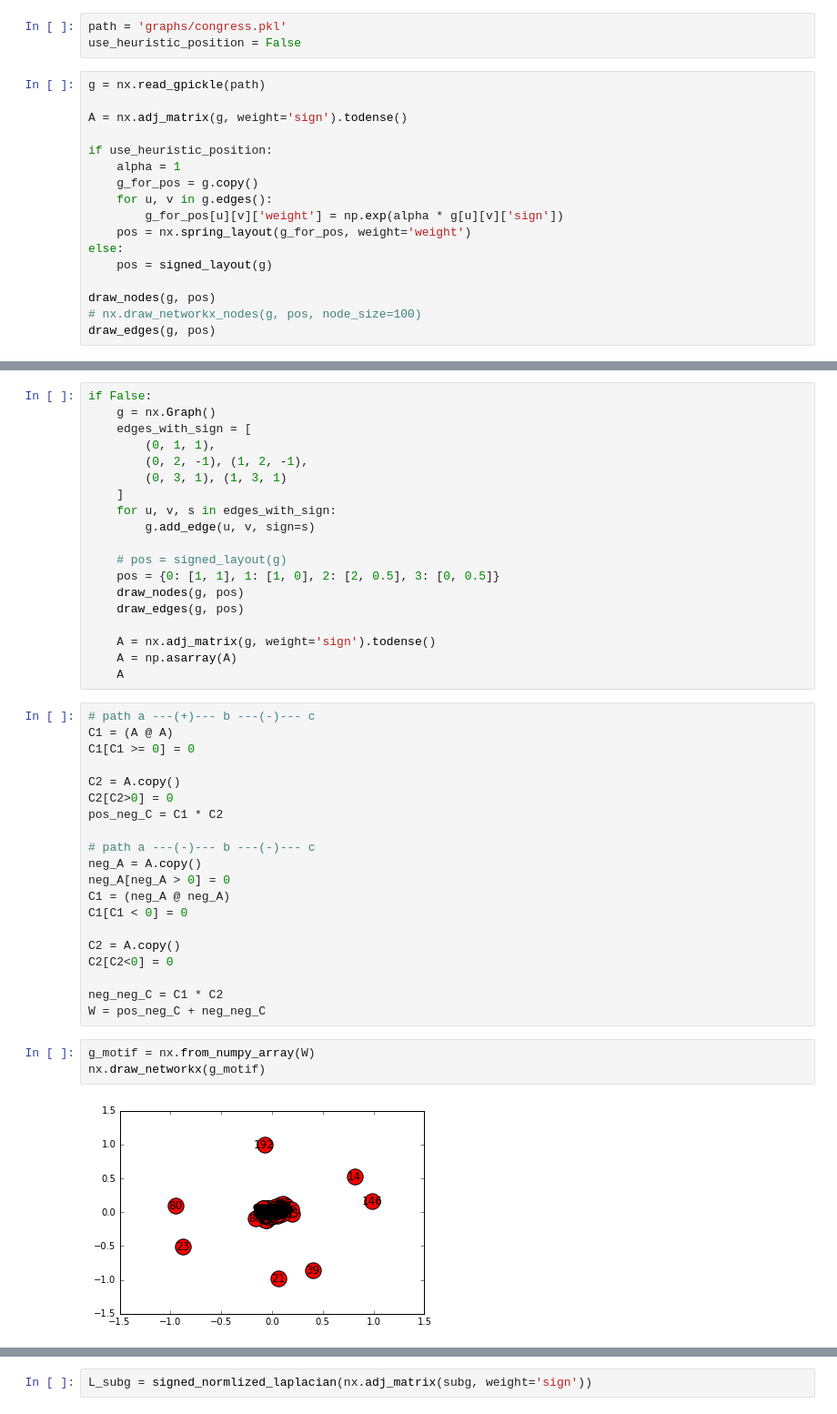
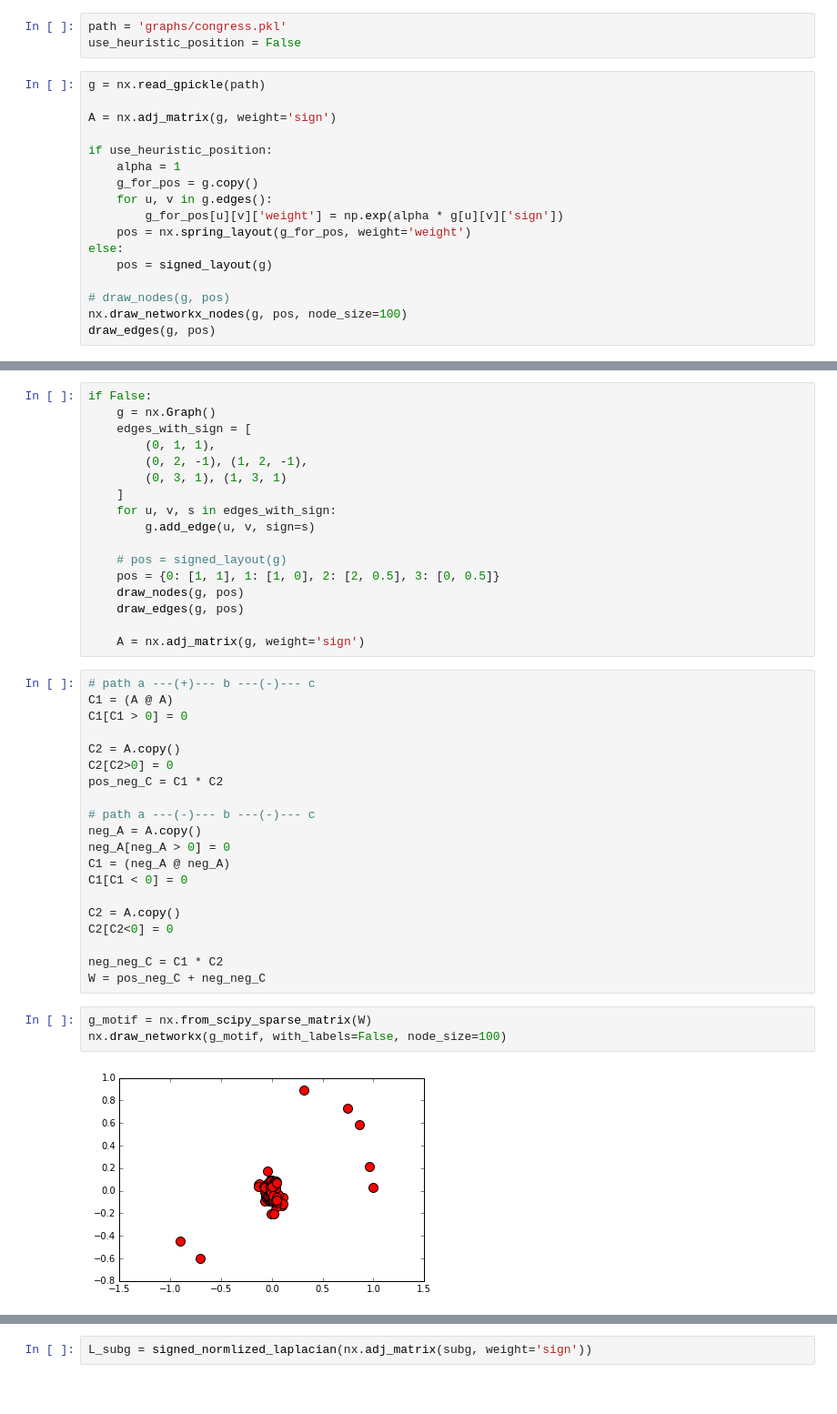
Before and after one commit to xiaohan2012/signed-local-community, a Jupyter notebook: motif-clustering.ipynb, the cells around one changed output, grey strips where cells are left out. Shown at 91% size. Cells and saved outputs as stored; diff of their text form.

```diff
--- a/motif-clustering.ipynb
+++ b/motif-clustering.ipynb
@@ -19,7 +21,7 @@ use_heuristic_position = False
 # %%
 g = nx.read_gpickle(path)
 
-A = nx.adj_matrix(g, weight='sign').todense()
+A = nx.adj_matrix(g, weight='sign')
 
 if use_heuristic_position:
     alpha = 1
@@ -30,7 +32,7 @@ if use_heuristic_position:
 else:
     pos = signed_layout(g)
 
-draw_nodes(g, pos)
-# nx.draw_networkx_nodes(g, pos, node_size=100)
+# draw_nodes(g, pos)
+nx.draw_networkx_nodes(g, pos, node_size=100)
 draw_edges(g, pos)
 # %% [output]
@@ -51,13 +53,11 @@ if False:
     draw_nodes(g, pos)
     draw_edges(g, pos)
 
-    A = nx.adj_matrix(g, weight='sign').todense()
-    A = np.asarray(A)
-    A
+    A = nx.adj_matrix(g, weight='sign')
 # %%
 # path a ---(+)--- b ---(-)--- c
 C1 = (A @ A)
-C1[C1 >= 0] = 0
+C1[C1 > 0] = 0
 
 C2 = A.copy()
 C2[C2>0] = 0
@@ -75,9 +75,9 @@ C2[C2<0] = 0
 neg_neg_C = C1 * C2
 W = pos_neg_C + neg_neg_C
 # %%
-g_motif = nx.from_numpy_array(W)
-nx.draw_networkx(g_motif)
+g_motif = nx.from_scipy_sparse_matrix(W)
+nx.draw_networkx(g_motif, with_labels=False, node_size=100)
 # %% [output]
-[figure, old version]
+[figure, new version]
 # %%
 def normlized_laplacian(A):
```
Also changed, not shown: parts of 9 cells of this notebook.
